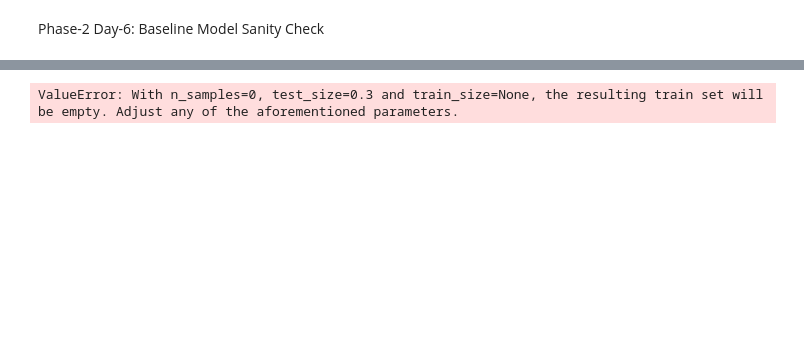
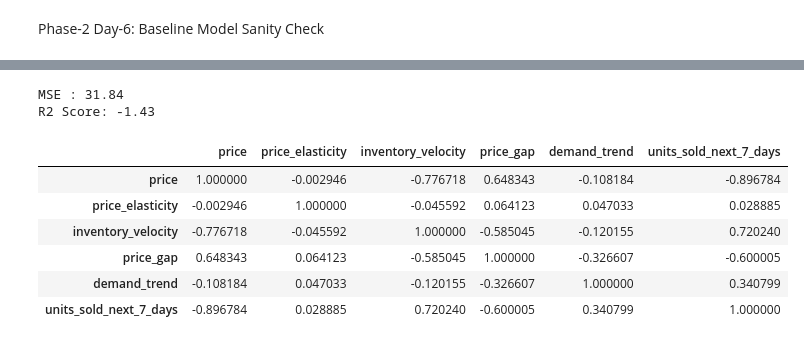
Before and after one commit to abdullahsaleem786/Ecom-Sentinel-Autonomous-Pricing-System, a Jupyter notebook: data/notebooks/phase2_day4toOnwards_dataset_building.ipynb, the cells around one changed output, grey strips where cells are left out. Saved outputs shown, nothing was run; the diff lists cells and outputs as text; code cells hidden in the pictures; blank space fills up the shorter version.

Commit message:
Data and Model
Generate more synthetic data and Model training

```diff
--- a/data/notebooks/phase2_day4toOnwards_dataset_building.ipynb
+++ b/data/notebooks/phase2_day4toOnwards_dataset_building.ipynb
@@ -169,0 +175,7 @@ Rows in y: 0
+# %%
+print("Sales rows:", len(sales_df))
+print("Competitor rows:", len(competitor_df))
+df_clean = df_clean.drop_duplicates(subset=['product_id','date'])
+
+print(df_clean.duplicated().sum())
+df_clean.groupby(['product_id','date']).size().sort_values(ascending=False).head(10)
@@ -170,5 +198,11 @@ Rows in y: 0
 # %%
-X_train, X_test, y_train, y_test = train_test_split(X, y, test_size=0.3, random_state=42)
+split_index = int(len(df_clean) * 0.7)
+
+X_train = X.iloc[:split_index]
+X_test = X.iloc[split_index:]
+
+y_train = y.iloc[:split_index]
+y_test = y.iloc[split_index:]
 
 model=LinearRegression()
 model.fit(X_train,y_train)
@@ -178,4 +212,22 @@ y_pred=model.predict(X_test)
 print(f"MSE : {mean_absolute_error(y_test,y_pred):.2f}")
 print(f"R2 Score: {r2_score(y_test,y_pred):.2f}")
 # %% [output]
-ValueError: With n_samples=0, test_size=0.3 and train_size=None, the resulting train set will be empty. Adjust any of the aforementioned parameters.
+MSE : 31.84
+R2 Score: -1.43
+# %%
+df_clean[['price','price_elasticity','inventory_velocity','price_gap','demand_trend']].describe()
+
+df_clean[['price',
+          'price_elasticity',
+          'inventory_velocity',
+          'price_gap',
+          'demand_trend',
+          'units_sold_next_7_days']].corr()
+# %% [output]
+|  | price | price_elasticity | inventory_velocity | price_gap | demand_trend | units_sold_next_7_days |
+| price | 1.000000 | -0.002946 | -0.776718 | 0.648343 | -0.108184 | -0.896784 |
+| price_elasticity | -0.002946 | 1.000000 | -0.045592 | 0.064123 | 0.047033 | 0.028885 |
+| inventory_velocity | -0.776718 | -0.045592 | 1.000000 | -0.585045 | -0.120155 | 0.720240 |
+| price_gap | 0.648343 | 0.064123 | -0.585045 | 1.000000 | -0.326607 | -0.600005 |
+| demand_trend | -0.108184 | 0.047033 | -0.120155 | -0.326607 | 1.000000 | 0.340799 |
+| units_sold_next_7_days | -0.896784 | 0.028885 | 0.720240 | -0.600005 | 0.340799 | 1.000000 |
```
Also changed, not shown: parts of 8 cells of this notebook, 2 other files.
